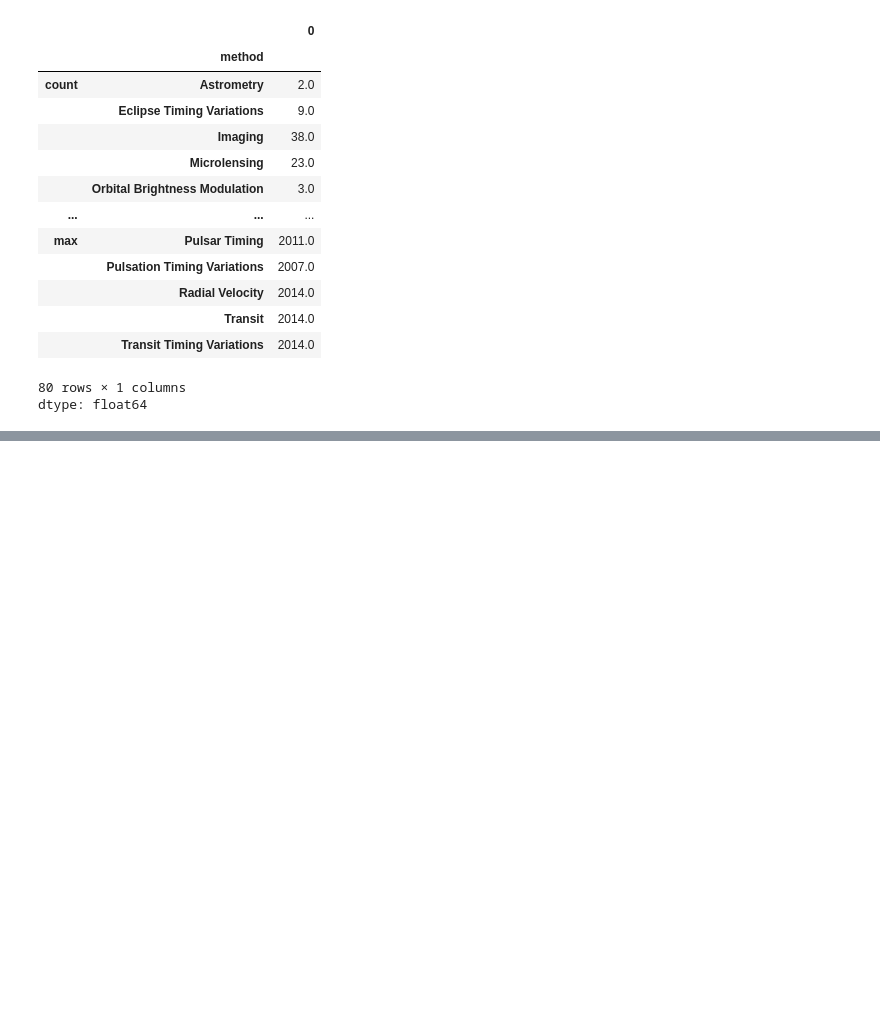
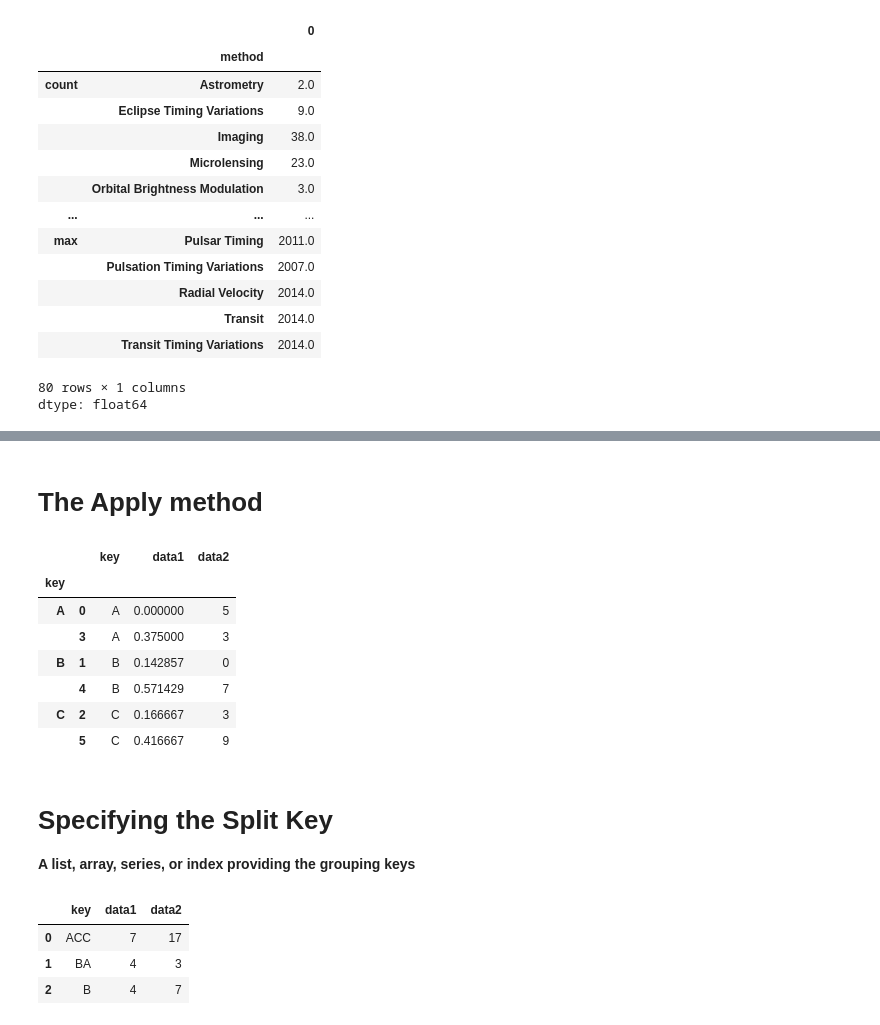
Before and after one commit to Saifullah785/python-data-science-handbook-notes, a Jupyter notebook: 03_08_Aggregation_and_Grouping.ipynb, the cells around one changed output, grey strips where cells are left out. Drawn from its saved outputs; the diff is of its cells as text; code cells hidden in the pictures; blank space fills up the shorter version.

```diff
--- a/03_08_Aggregation_and_Grouping.ipynb
+++ b/03_08_Aggregation_and_Grouping.ipynb
@@ -237,0 +327,34 @@ dtype: float64
+# %% [markdown]
+# **The Apply method**
+# %%
+# Define a function to normalize the 'data1' column by the sum of the 'data2' column within each group
+def norm_by_data2(x):
+    # x is a DataFrame of group values
+    x['data1'] /= x['data2'].sum()
+    return x
+
+# Group the DataFrame by the 'key' column and apply the 'norm_by_data2' function to each group
+df.groupby('key').apply(norm_by_data2)
+# %% [output]
+|  |  | key | data1 | data2 |
+| key |  |  |  |  |
+| A | 0 | A | 0.000000 | 5 |
+|  | 3 | A | 0.375000 | 3 |
+| B | 1 | B | 0.142857 | 0 |
+|  | 4 | B | 0.571429 | 7 |
+| C | 2 | C | 0.166667 | 3 |
+|  | 5 | C | 0.416667 | 9 |
+# %% [markdown]
+# **Specifying the Split Key**
+
+**A list, array, series, or index providing the grouping keys**
+# %%
+# Create a list of keys for grouping
+L = [0, 1, 0, 1, 2, 0]
+# Group the DataFrame using the list 'L' as keys and calculate the sum for each group
+df.groupby(L).sum()
+# %% [output]
+|  | key | data1 | data2 |
+| 0 | ACC | 7 | 17 |
+| 1 | BA | 4 | 3 |
+| 2 | B | 4 | 7 |
```
Also changed, not shown: parts of 18 cells of this notebook.
